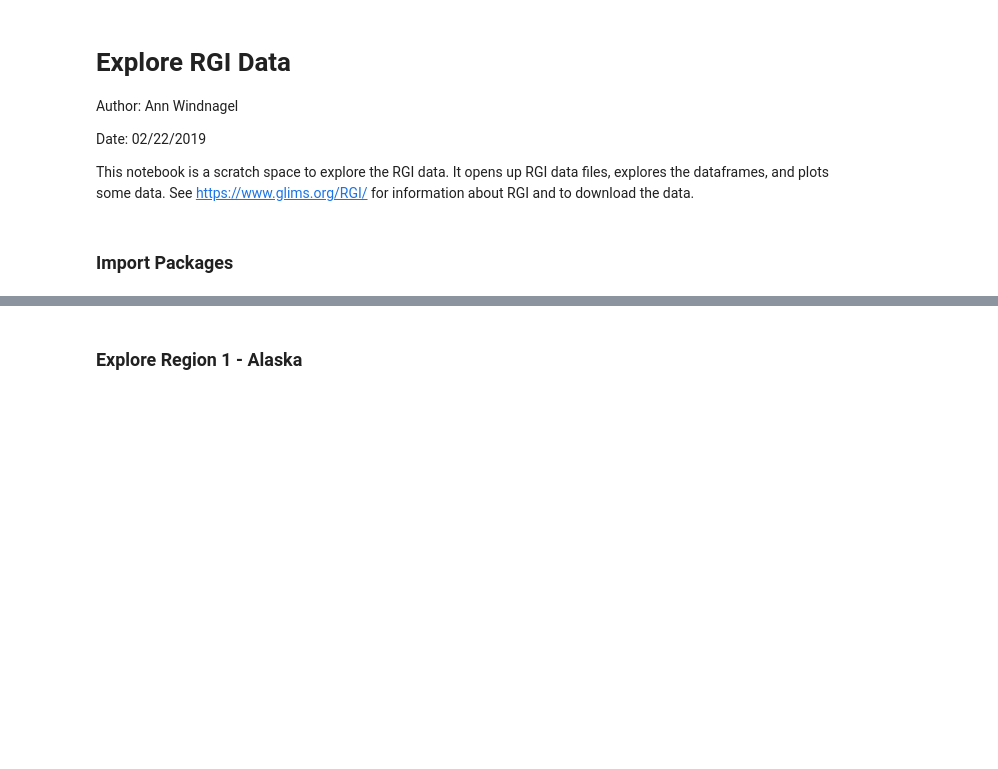
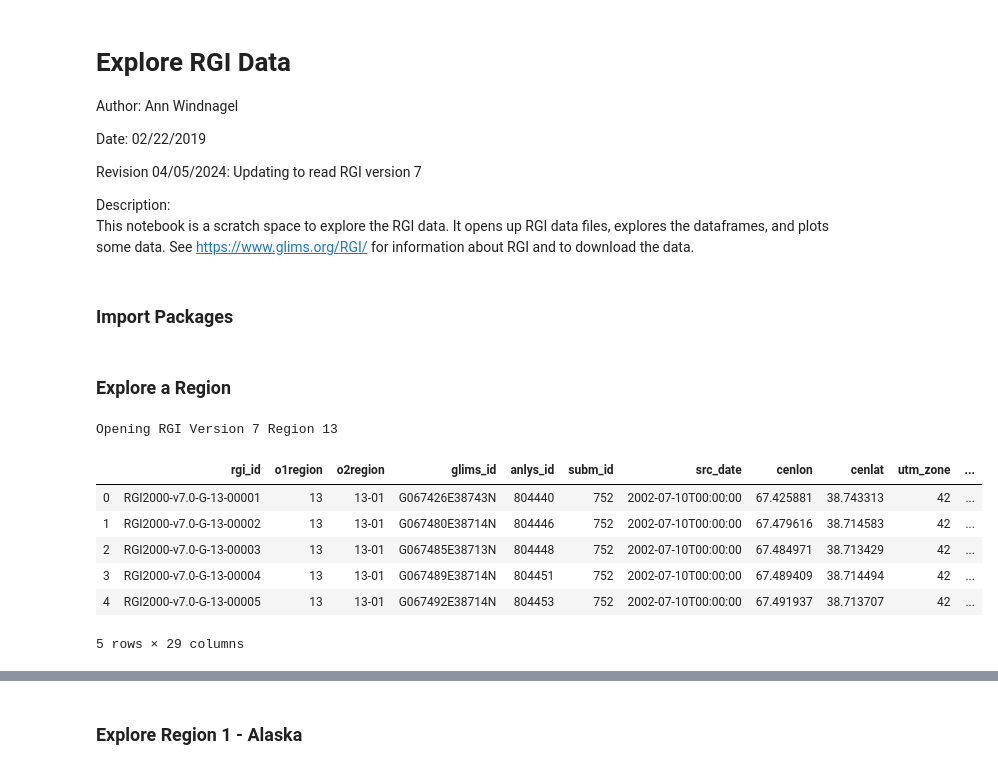
Before and after one commit to windnage/wgms-glacier-project, a Jupyter notebook: notebooks/0-explore-rgi.ipynb, the cells around one changed output, grey strips where cells are left out. Drawn from its saved outputs; the diff is of its cells as text; code cells hidden in the pictures; blank space fills up the shorter version.

```diff
--- a/notebooks/0-explore-rgi.ipynb
+++ b/notebooks/0-explore-rgi.ipynb
@@ -4,6 +4,9 @@ Author: Ann Windnagel
 
 Date: 02/22/2019
 
+Revision 04/05/2024: Updating to read RGI version 7
+
+Description:
 This notebook is a scratch space to explore the RGI data. It opens up RGI data files, explores the dataframes, and plots some data. See https://www.glims.org/RGI/ for information about RGI and to download the data.
 # %% [markdown]
 ### Import Packages
@@ -24,3 +27,24 @@ if module_path not in sys.path:
     sys.path.append(module_path)
 
 import scripts.wgms_scripts as ws
+# %% [markdown]
+### Explore a Region
+# %%
+# Set RGI version and region number
+version = 7
+region_no = 13
+# Open RGI region
+rgi_region_polygons = ws.open_raw_rgi(region_no, version)
+print("Opening RGI Version " + str(version) + " Region " + str(region_no))
+# %% [output]
+Opening RGI Version 7 Region 13
+# %%
+rgi_region_polygons.head()
+# %% [output]
+|  | rgi_id | o1region | o2region | glims_id | anlys_id | subm_id | src_date | cenlon | cenlat | utm_zone | ... |
+| 0 | RGI2000-v7.0-G-13-00001 | 13 | 13-01 | G067426E38743N | 804440 | 752 | 2002-07-10T00:00:00 | 67.425881 | 38.743313 | 42 | ... |
+| 1 | RGI2000-v7.0-G-13-00002 | 13 | 13-01 | G067480E38714N | 804446 | 752 | 2002-07-10T00:00:00 | 67.479616 | 38.714583 | 42 | ... |
+| 2 | RGI2000-v7.0-G-13-00003 | 13 | 13-01 | G067485E38713N | 804448 | 752 | 2002-07-10T00:00:00 | 67.484971 | 38.713429 | 42 | ... |
+| 3 | RGI2000-v7.0-G-13-00004 | 13 | 13-01 | G067489E38714N | 804451 | 752 | 2002-07-10T00:00:00 | 67.489409 | 38.714494 | 42 | ... |
+| 4 | RGI2000-v7.0-G-13-00005 | 13 | 13-01 | G067492E38714N | 804453 | 752 | 2002-07-10T00:00:00 | 67.491937 | 38.713707 | 42 | ... |
+5 rows × 29 columns
```
Also changed, not shown: parts of 37 cells of this notebook.
